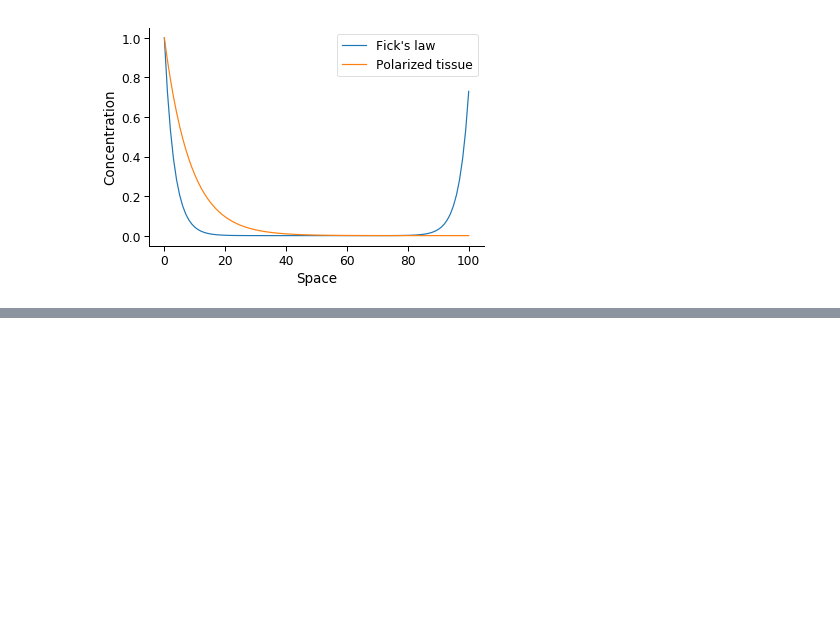
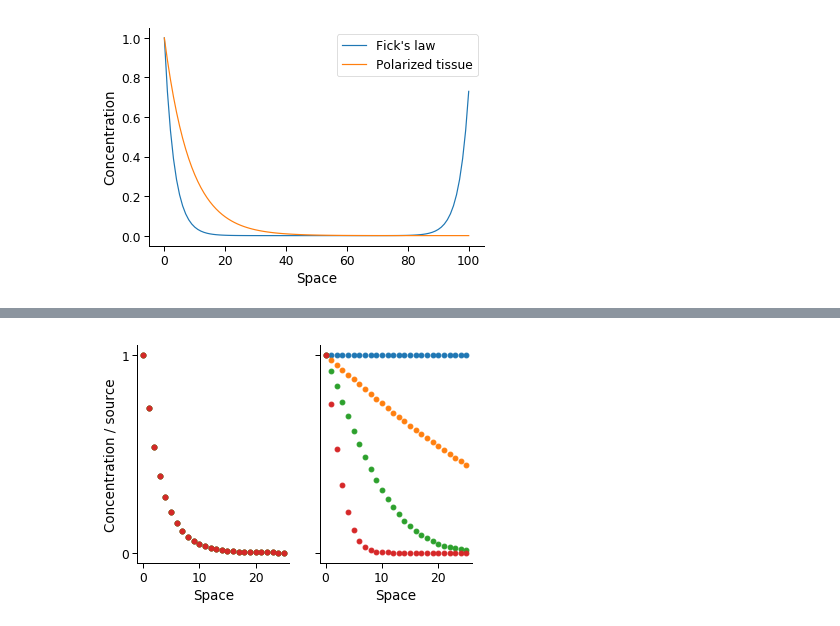
Before and after one commit to germannp/turing, a Jupyter notebook: will_it_turing.ipynb, the cells around one changed output, grey strips where cells are left out. Cells and saved outputs as stored; diff of their text form; code cells hidden in the pictures; blank space fills up the shorter version.

```diff
--- a/will_it_turing.ipynb
+++ b/will_it_turing.ipynb
@@ -370,0 +410,23 @@ plt.show()
+# %%
+fig, axs = plt.subplots(1, 2, sharex=True, sharey=True)
+
+c_0 = np.append(c_source, np.zeros(len(x) - 1))
+c = solve_ivp(partial(source, ficks_law), [0, 1e10], c_0, 'BDF', [1e3, 1e4, 1e5, 1e10])
+for i in [-1, -2, -3, -4]:
+    axs[0].plot(x[:26], c.y[:, i][:26] / c_source, 'o')
+
+c = solve_ivp(partial(source, cell_cell_act), [0, 1e10], c_0, 'BDF', [1e3, 1e4, 1e5, 1e10])
+for i in [-1, -2, -3, -4]:
+    axs[1].plot(x[:26], c.y[:, i][:26] / c_source, 'o')
+
+# axs[0].legend(['Exponential', coupling.description], frameon=False)
+axs[0].set_xlabel('Space')
+axs[1].set_xlabel('Space')
+axs[0].set_xlim([-1, 26])
+axs[0].set_ylabel('Concentration / source')
+axs[0].set_yticks([0, 1])
+
+sns.despine(fig)
+plt.show()
+# %% [output]
+[figure, added]
```
Also changed, not shown: parts of 22 cells of this notebook.
